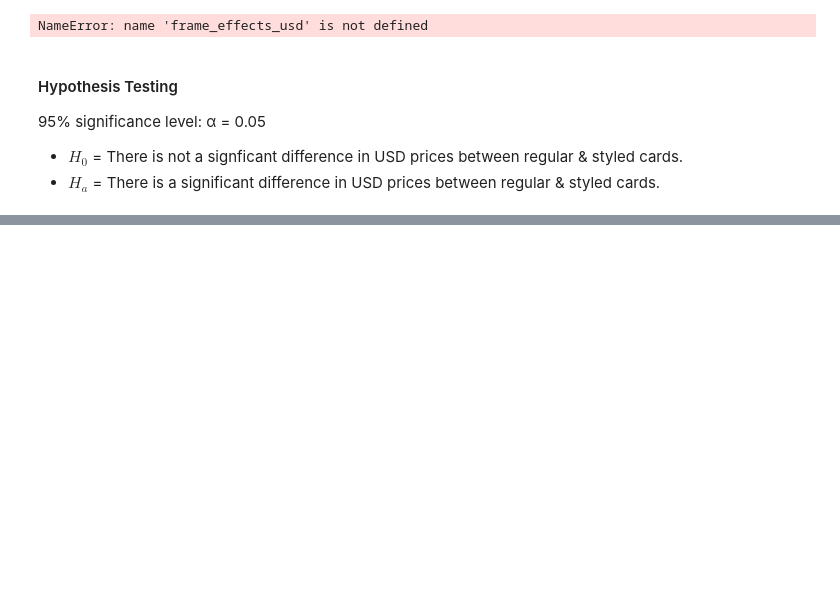
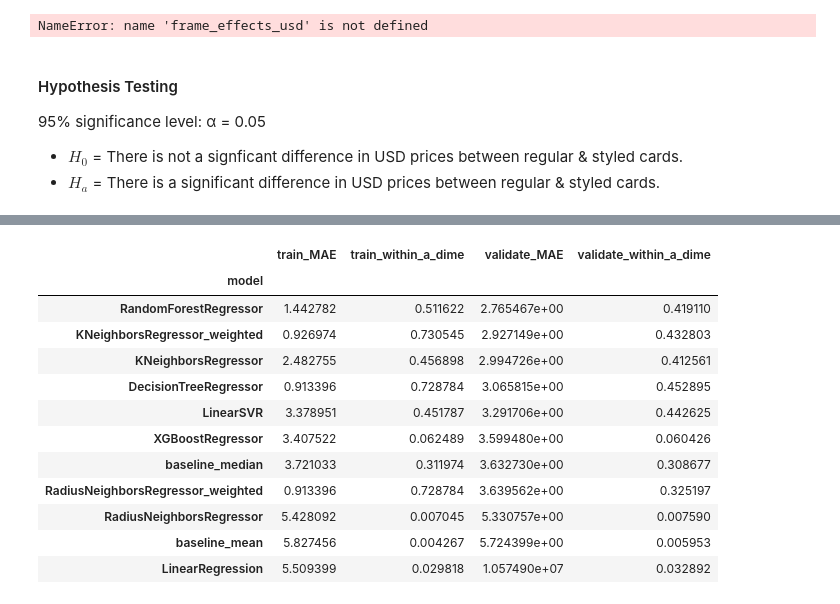
Before and after one commit to Jemison-DavidJasonStephenVasiliy/MTG-Project, a Jupyter notebook: final_report_outline.ipynb, the cells around one changed output, grey strips where cells are left out. Cells and saved outputs as stored; diff of their text form; code cells hidden in the pictures; blank space fills up the shorter version.

```diff
--- a/final_report_outline.ipynb
+++ b/final_report_outline.ipynb
@@ -621,0 +681,18 @@ explore.q3_hypothesis_test(train)
+# %%
+outputs = model.model_loop(train, validate)
+# %%
+pd.DataFrame(outputs).set_index('model').sort_values('validate_MAE')
+# %% [output]
+|  | train_MAE | train_within_a_dime | validate_MAE | validate_within_a_dime |
+| model |  |  |  |  |
+| RandomForestRegressor | 1.442782 | 0.511622 | 2.765467e+00 | 0.419110 |
+| KNeighborsRegressor_weighted | 0.926974 | 0.730545 | 2.927149e+00 | 0.432803 |
+| KNeighborsRegressor | 2.482755 | 0.456898 | 2.994726e+00 | 0.412561 |
+| DecisionTreeRegressor | 0.913396 | 0.728784 | 3.065815e+00 | 0.452895 |
+| LinearSVR | 3.378951 | 0.451787 | 3.291706e+00 | 0.442625 |
+| XGBoostRegressor | 3.407522 | 0.062489 | 3.599480e+00 | 0.060426 |
+| baseline_median | 3.721033 | 0.311974 | 3.632730e+00 | 0.308677 |
+| RadiusNeighborsRegressor_weighted | 0.913396 | 0.728784 | 3.639562e+00 | 0.325197 |
+| RadiusNeighborsRegressor | 5.428092 | 0.007045 | 5.330757e+00 | 0.007590 |
+| baseline_mean | 5.827456 | 0.004267 | 5.724399e+00 | 0.005953 |
+| LinearRegression | 5.509399 | 0.029818 | 1.057490e+07 | 0.032892 |
```
Also changed, not shown: parts of 78 cells of this notebook, 5 other files.
